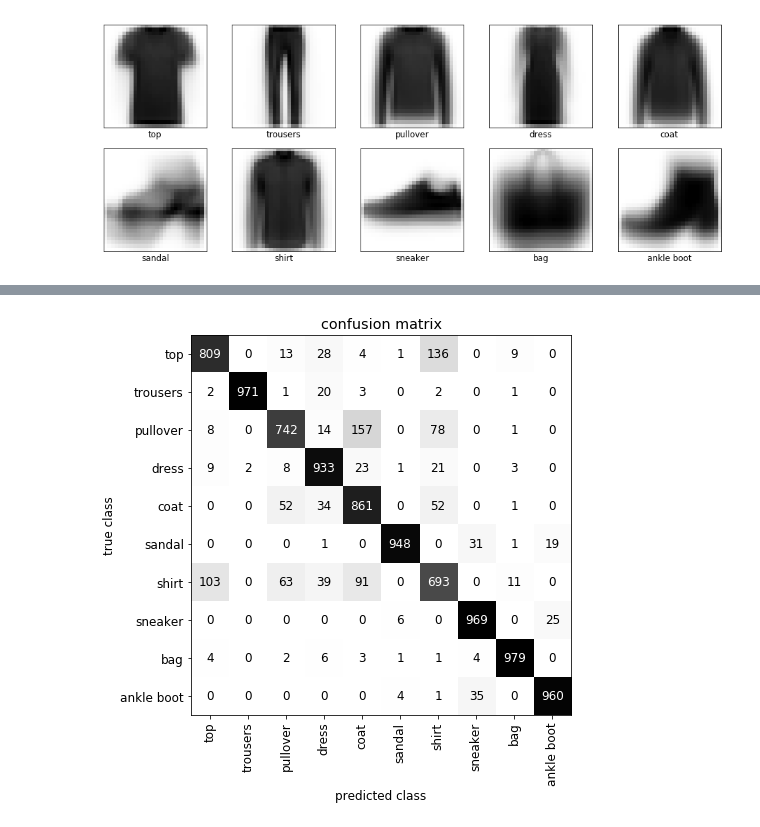
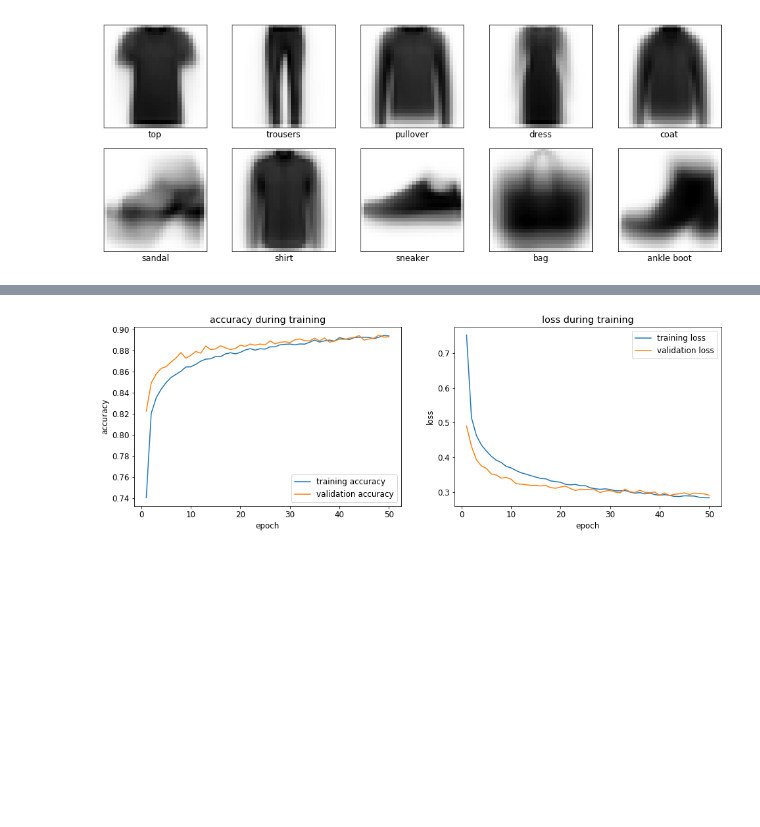
Before and after one commit to czyzi0/ml-notebooks, a Jupyter notebook: notebooks/fashion-mnist-classification.ipynb, the cells around one changed output, grey strips where cells are left out. Drawn from its saved outputs; the diff is of its cells as text; code cells hidden in the pictures; blank space fills up the shorter version.

```diff
--- a/notebooks/fashion-mnist-classification.ipynb
+++ b/notebooks/fashion-mnist-classification.ipynb
@@ -145,8 +141,8 @@ class Classifier(torch.nn.Module):
 
     def fit(self, train_loader, val_loader, epochs):
         self.to(self.device)
-        history = History()
-        for i in range(1, epochs+1):
+        history = {'epoch': [], 'loss': [], 'acc': [], 'val_loss': [], 'val_acc': []}
+        for epoch in range(1, epochs+1):
             self.train()
             start_time = time.time()
             loss, acc = 0, 0
@@ -167,8 +163,14 @@ class Classifier(torch.nn.Module):
             val_loss, val_acc = self.evaluate(val_loader)
             duration = time.time() - start_time
             # Save training history
-            history.append(i, duration, loss, acc, val_loss, val_acc)
-            print(history.last_epoch().format(epochs))
+            history['epoch'].append(epoch)
+            history['loss'].append(loss)
+            history['acc'].append(acc)
+            history['val_loss'].append(val_loss)
+            history['val_acc'].append(val_acc)
+            print(
+                f'[{epoch}/{epochs}] {duration:.1f}s - loss: {loss:.4f} - acc: {acc:.4f}'
+                f' - val_loss: {val_loss:.4f} - val_acc: {val_acc:.4f}')
         return history
 
     def evaluate(self, data_loader):
@@ -184,32 +186,15 @@ class Classifier(torch.nn.Module):
         acc /= len(data_loader.dataset)
         return loss, acc
 
-    def plot_confusion_matrix(self, data_loader, classes=classes):
-        # Predict and calculate confusion matrix
+    def predict(self, data_loader):
         self.to(self.device)
         self.eval()
-        prediction = []
-        target = []
+        prediction, target = [], []
         for data, target_ in data_loader:
             data = data.to(self.device)
             prediction.extend(self(data).argmax(dim=1).cpu())
             target.extend(target_)
-        cm = confusion_matrix(np.array(target), np.array(prediction))
-        # Plot confusion matrix
-        plt.figure(figsize=(7, 7))
-        plt.imshow(cm, cmap=plt.cm.binary)
-        threshold = np.max(cm) / 2
-        for i in range(len(classes)):
-            for j in range(len(classes)):
-                plt.text(
-                    j, i, cm[i, j], color='white' if cm[i, j] > threshold else 'black',
-                    horizontalalignment='center', verticalalignment='center')
-        plt.title('confusion matrix')
-        plt.xlabel('predicted class')
-        plt.xticks(range(len(classes)), classes, rotation=90)
-        plt.ylabel('true class')
-        plt.yticks(range(len(classes)), classes)
-        plt.show()
+        return np.array(target), np.array(prediction)
 # %%
 class MultilayerPerceptron(Classifier):
 
@@ -261,7 +242,7 @@ history.plot()
-# %%
-model.plot_confusion_matrix(test_loader)
-# %% [output]
-[figure, removed]
+# %%
+plot_history(history)
+# %% [output]
+[figure, added]
 # %%
 print(
     'Accuracy on:\n'
```
Also changed, not shown: parts of 13 cells of this notebook.
